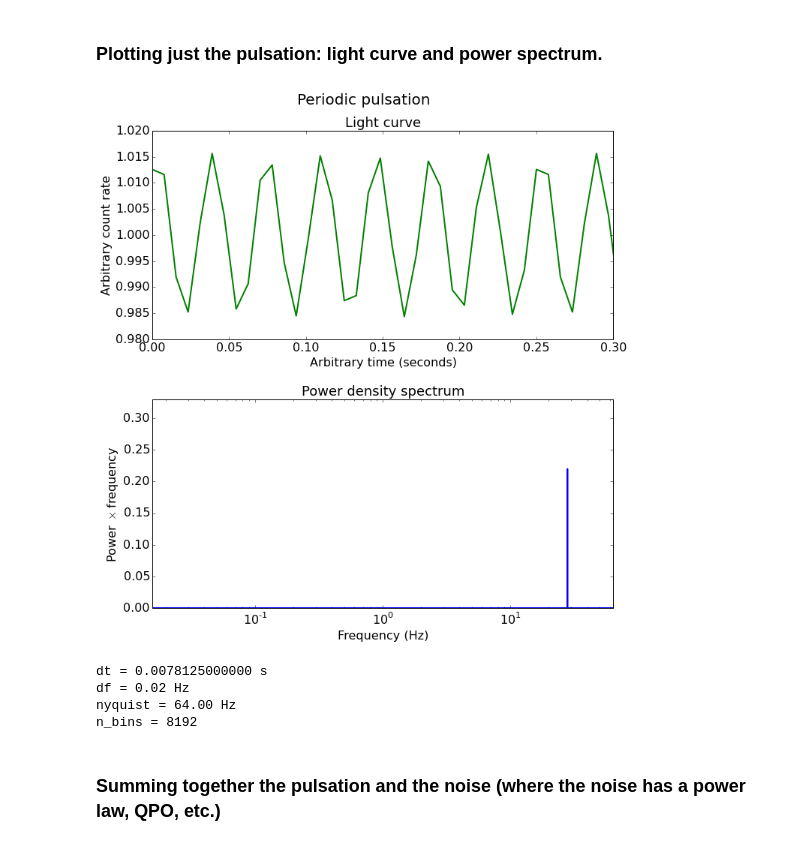
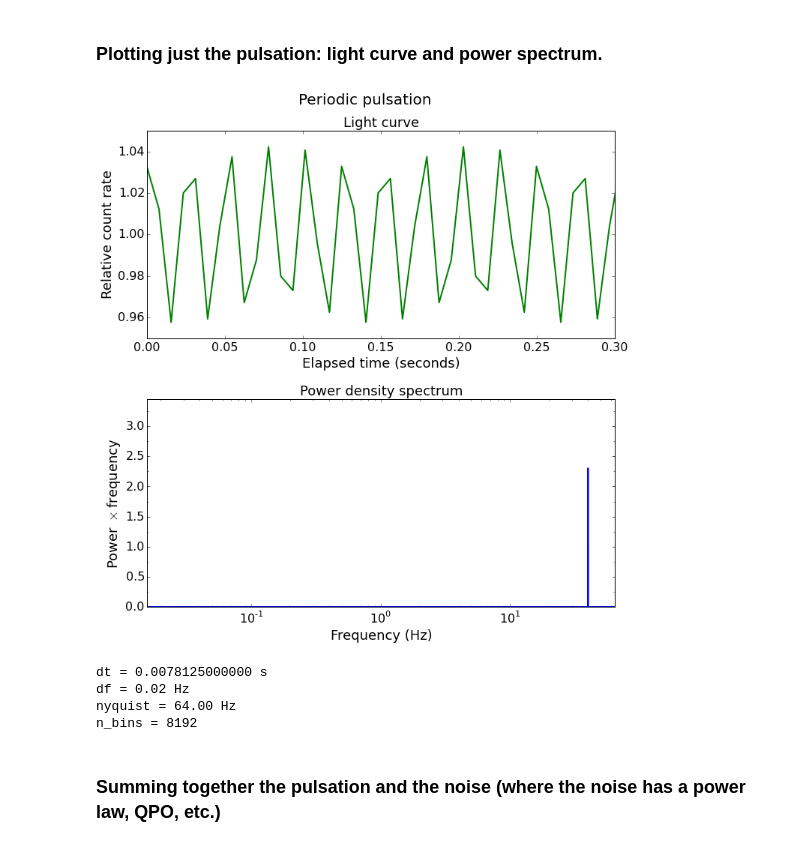
Before and after one commit to evandromr/whizzy_scripts, a Jupyter notebook: TimmerKoenig.ipynb, the cells around one changed output. Drawn from its saved outputs; the diff is of its cells as text; code cells hidden in the pictures.

```diff
--- a/TimmerKoenig.ipynb
+++ b/TimmerKoenig.ipynb
@@ -6,10 +6,15 @@
 import numpy as np
 from scipy import fftpack
 import matplotlib.pyplot as plt
+from matplotlib.ticker import MultipleLocator
+import matplotlib.font_manager as font_manager
 import itertools
 
 ## Shows the plots inline, instead of in a separate window:
 %matplotlib inline
+
+## Sets the font size for plotting
+font_prop = font_manager.FontProperties(size=18)
 
 def power_of_two(num):
     ## Checks if an input is a power of 2 (1 <= num < 2147483648).
@@ -204,8 +284,9 @@ print("beta =", beta)
 ### Generating a pulsation using the above function 'make_pulsation'
 # %%
 pulse_mean = 1.0 # fractional
-pulse_amp = 0.06 # fractional
-freq = 100.0
+pulse_amp = 0.05 # fractional
+freq = 40
+assert freq < nyquist, "ERROR: Pulsation frequency must be less than the Nyquist frequency."
 period = 1.0 / freq  # in seconds
 bins_per_period = period / dt
 
@@ -219,42 +300,45 @@ pulse_power = 2.0 * pulse_unnorm_power * dt / float(n_bins) / (pulse_mean ** 2)
 # %%
 super_title_pulse = "Periodic pulsation"
 
 npn_pulse = pulse_power[1:] * pos_freq[1:]
 # npn_pulse = pulse_power[1:]
 
 fig, (ax1, ax2) = plt.subplots(2,1, figsize=(10,10))
 fig.suptitle(super_title_pulse, fontsize=20, y=1.03)
 
 ax1.plot(time, pulse_lc, linewidth=2.0, color='g')
-ax1.set_xlabel('Arbitrary time (seconds)', fontsize=16)
-ax1.set_ylabel('Arbitrary count rate', fontsize=16)
+ax1.set_xlabel('Elapsed time (seconds)', fontproperties=font_prop)
+ax1.set_ylabel('Relative count rate', fontproperties=font_prop)
 ax1.set_xlim(0, 0.3)
 ax1.tick_params(axis='x', labelsize=16, bottom=True, top=True, labelbottom=True, labeltop=False)
 ax1.tick_params(axis='y', labelsize=16, left=True, right=True, labelleft=True, labelright=False)
-ax1.set_title('Light curve', fontsize=18)
+ax1.set_title('Light curve', fontproperties=font_prop)
 
 ax2.plot(pos_freq[1:], npn_pulse, linewidth=2.0)
+ax2.set_xlabel('Frequency (Hz)', fontproperties=font_prop)
+ax2.set_ylabel(r'Power $\times$ frequency', fontproperties=font_prop)
 ax2.set_xscale('log')
-# ax2.set_yscale('log')
-ax2.set_xlabel('Frequency (Hz)', fontsize=16)
-ax2.set_ylabel(r'Power $\times$ frequency', fontsize=16)
-# ax2.set_ylabel(r'Power $\times$ frequency (frac. rms$^2$ $\times$ Hz)', fontsize=16)
-ax2.set_xlim(0, nyquist)
+ax2.set_xlim(pos_freq[1], nyquist)
 # ax2.set_xlim(0,200)
 ax2.set_ylim(0, np.max(npn_pulse)+.5*np.max(npn_pulse))
+## Setting the y-axis minor ticks. It's complicated.
+y_maj_loc = ax2.get_yticks()
+y_min_mult = 0.5 * (y_maj_loc[1] - y_maj_loc[0])
+yLocator = MultipleLocator(y_min_mult)  ## location of minor ticks on the y-axis
+ax2.yaxis.set_minor_locator(yLocator)
 ax2.tick_params(axis='x', labelsize=16, bottom=True, top=True, labelbottom=True, labeltop=False)
 ax2.tick_params(axis='y', labelsize=16, left=True, right=True, labelleft=True, labelright=False)
-ax2.set_title('Power density spectrum', fontsize=18)
+ax2.set_title('Power density spectrum', fontproperties=font_prop)
 
 fig.tight_layout(pad=1.0, h_pad=2.0)
 plt.show()
 
 print "dt = %.13f s" % dt
 print "df = %.2f Hz" % df
 print "nyquist = %.2f Hz" % nyquist
 print "n_bins = %d" % n_bins
 # %% [output]
-[figure, old version]
+[figure, new version]
 dt = 0.0078125000000 s
 df = 0.02 Hz
 nyquist = 64.00 Hz
```
Also changed, not shown: parts of 15 cells of this notebook.
